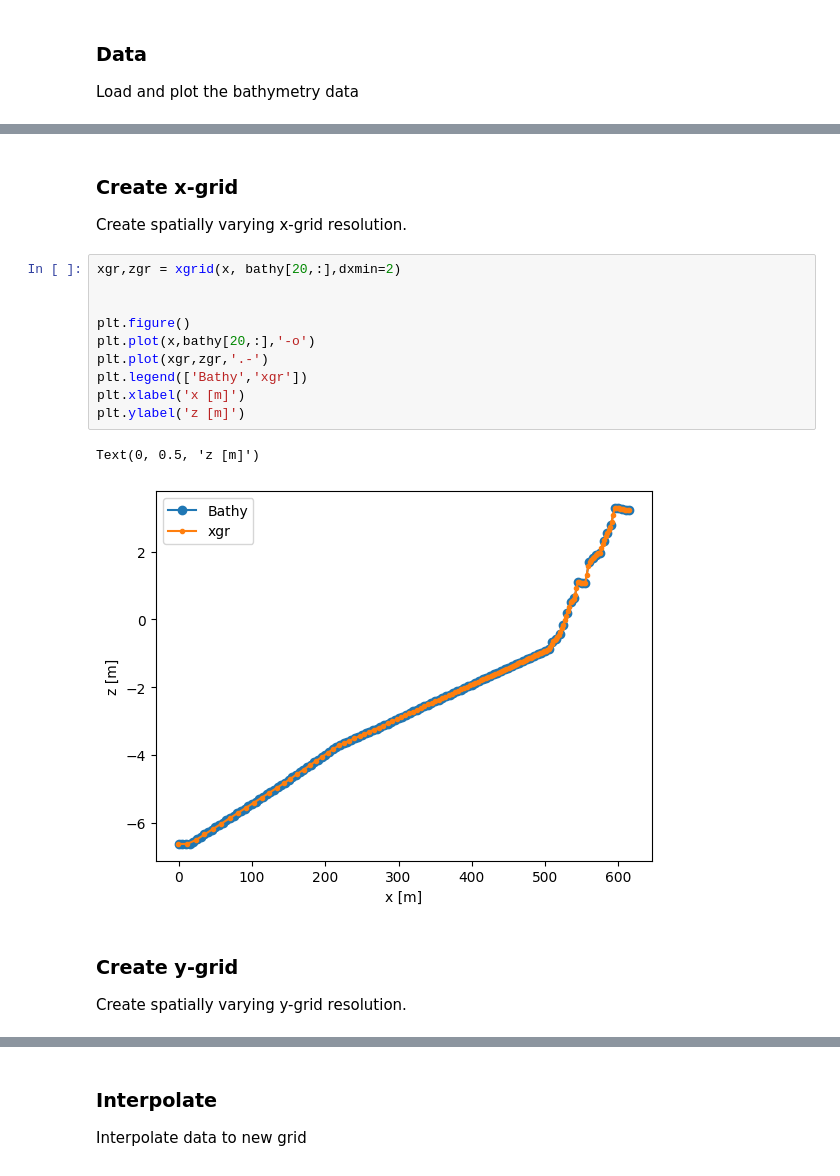
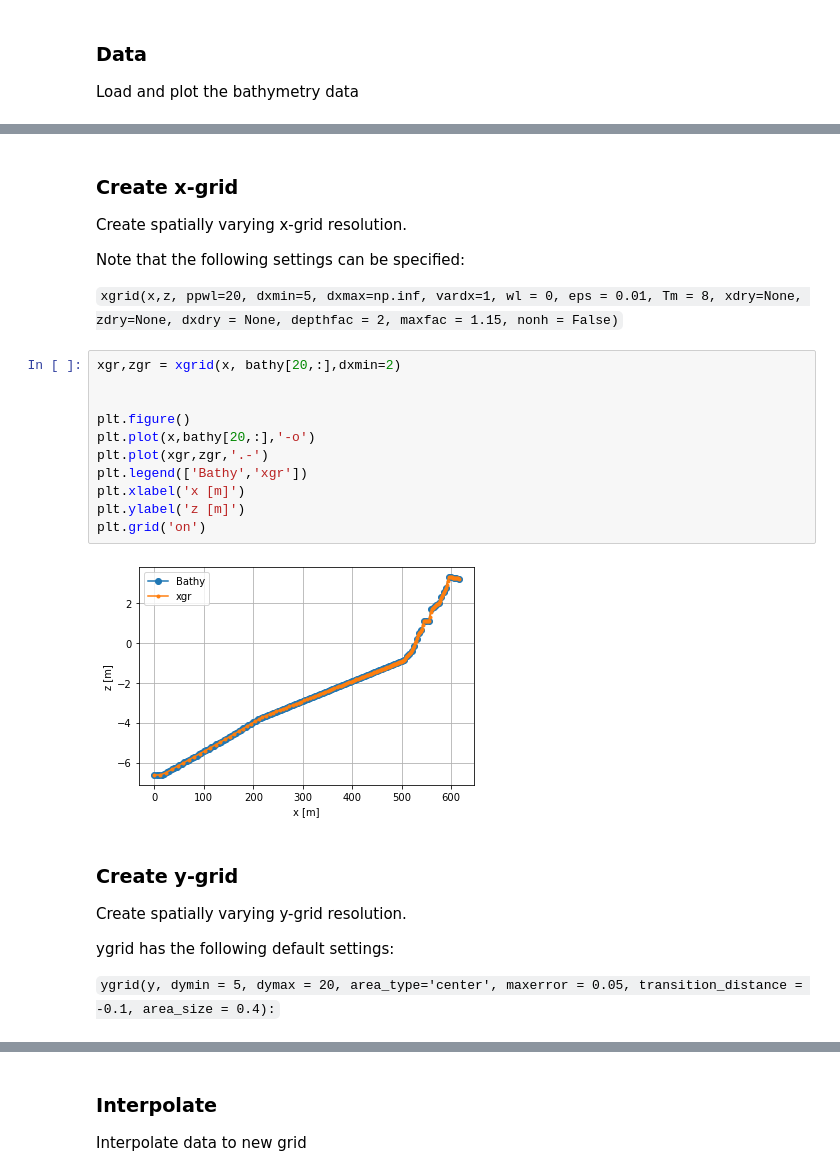
Before and after one commit to openearth/xbeach-toolbox, a Jupyter notebook: docs/source/xbeach-setup-2D.ipynb, the cells around one changed output, grey strips where cells are left out. Drawn from its saved outputs; the diff is of its cells as text.

```diff
--- a/docs/source/xbeach-setup-2D.ipynb
+++ b/docs/source/xbeach-setup-2D.ipynb
@@ -58,22 +58,49 @@ Text(0.5, 0.5, 'y [m]')
-# %% [markdown]
-### Create x-grid
-Create spatially varying x-grid resolution.
+# %% [markdown]
+### Create x-grid
+Create spatially varying x-grid resolution.
+
+Note that the following settings can be specified:
+
+`xgrid(x,z,
+          ppwl=20,
+          dxmin=5,
+          dxmax=np.inf,
+          vardx=1,
+          wl = 0,
+          eps = 0.01,
+          Tm = 8,
+          xdry=None,
+          zdry=None,
+          dxdry = None,
+          depthfac = 2,
+          maxfac = 1.15,
+          nonh = False)`
 # %%
 xgr,zgr = xgrid(x, bathy[20,:],dxmin=2)
 
 
 plt.figure()
 plt.plot(x,bathy[20,:],'-o')
 plt.plot(xgr,zgr,'.-')
 plt.legend(['Bathy','xgr'])
 plt.xlabel('x [m]')
 plt.ylabel('z [m]')
+plt.grid('on')
 # %% [output]
-Text(0, 0.5, 'z [m]')
-[figure, old version]
+[figure, new version]
 # %% [markdown]
 ### Create y-grid
 Create spatially varying y-grid resolution.
+
+ygrid has the following default settings:
+
+`ygrid(y,
+           dymin = 5,
+           dymax = 20,
+           area_type='center',
+           maxerror = 0.05,
+           transition_distance = -0.1,
+           area_size = 0.4):`
 # %%
 ygr = ygrid(y)
 
```
Also changed, not shown: parts of 10 cells of this notebook, 3 other files.
